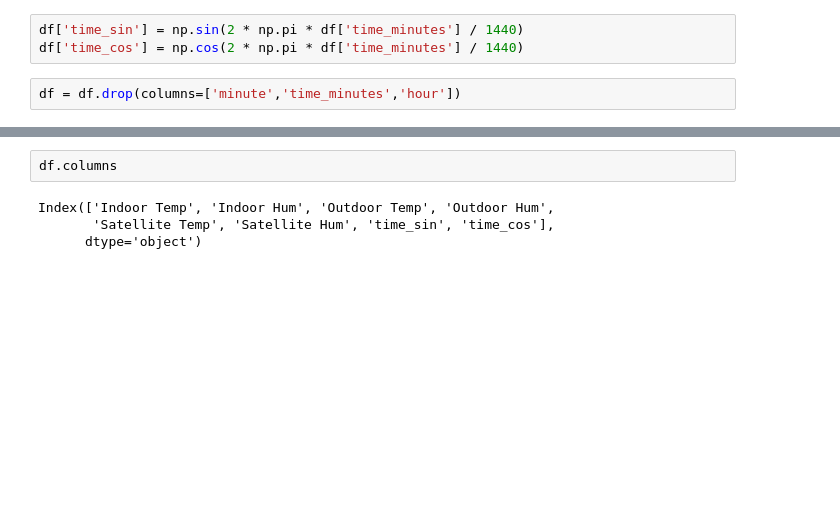
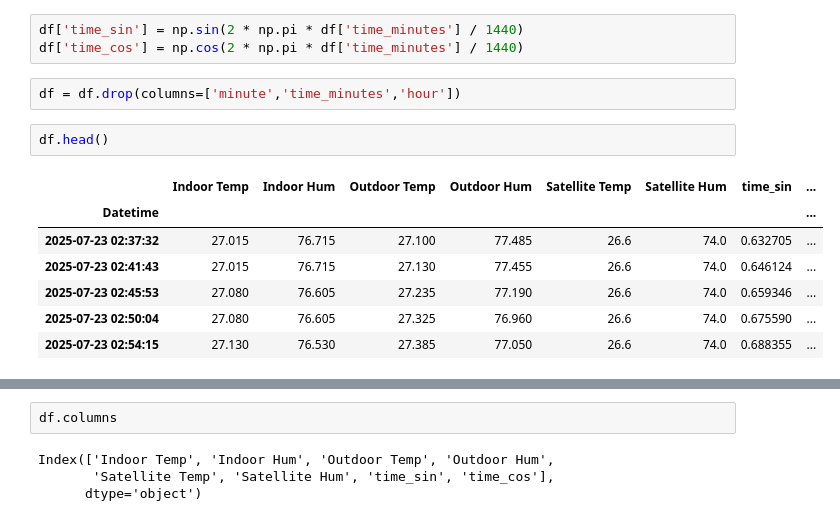
Before and after one commit to Harinadhavasala/Chatbot_Code, a Jupyter notebook: Untitled5.ipynb, the cells around one changed output, grey strips where cells are left out. Cells and saved outputs as stored; diff of their text form; blank space fills up the shorter version.

```diff
--- a/Untitled5.ipynb
+++ b/Untitled5.ipynb
@@ -334,3 +372,13 @@ df['time_sin'] = np.sin(2 * np.pi * df['time_minutes'] / 1440)
 df['time_cos'] = np.cos(2 * np.pi * df['time_minutes'] / 1440)
 # %%
 df = df.drop(columns=['minute','time_minutes','hour'])
+# %%
+df.head()
+# %% [output]
+|  | Indoor Temp | Indoor Hum | Outdoor Temp | Outdoor Hum | Satellite Temp | Satellite Hum | time_sin | ... |
+| Datetime |  |  |  |  |  |  |  | ... |
+| 2025-07-23 02:37:32 | 27.015 | 76.715 | 27.100 | 77.485 | 26.6 | 74.0 | 0.632705 | ... |
+| 2025-07-23 02:41:43 | 27.015 | 76.715 | 27.130 | 77.455 | 26.6 | 74.0 | 0.646124 | ... |
+| 2025-07-23 02:45:53 | 27.080 | 76.605 | 27.235 | 77.190 | 26.6 | 74.0 | 0.659346 | ... |
+| 2025-07-23 02:50:04 | 27.080 | 76.605 | 27.325 | 76.960 | 26.6 | 74.0 | 0.675590 | ... |
+| 2025-07-23 02:54:15 | 27.130 | 76.530 | 27.385 | 77.050 | 26.6 | 74.0 | 0.688355 | ... |
```
Also changed, not shown: parts of 21 cells of this notebook.
